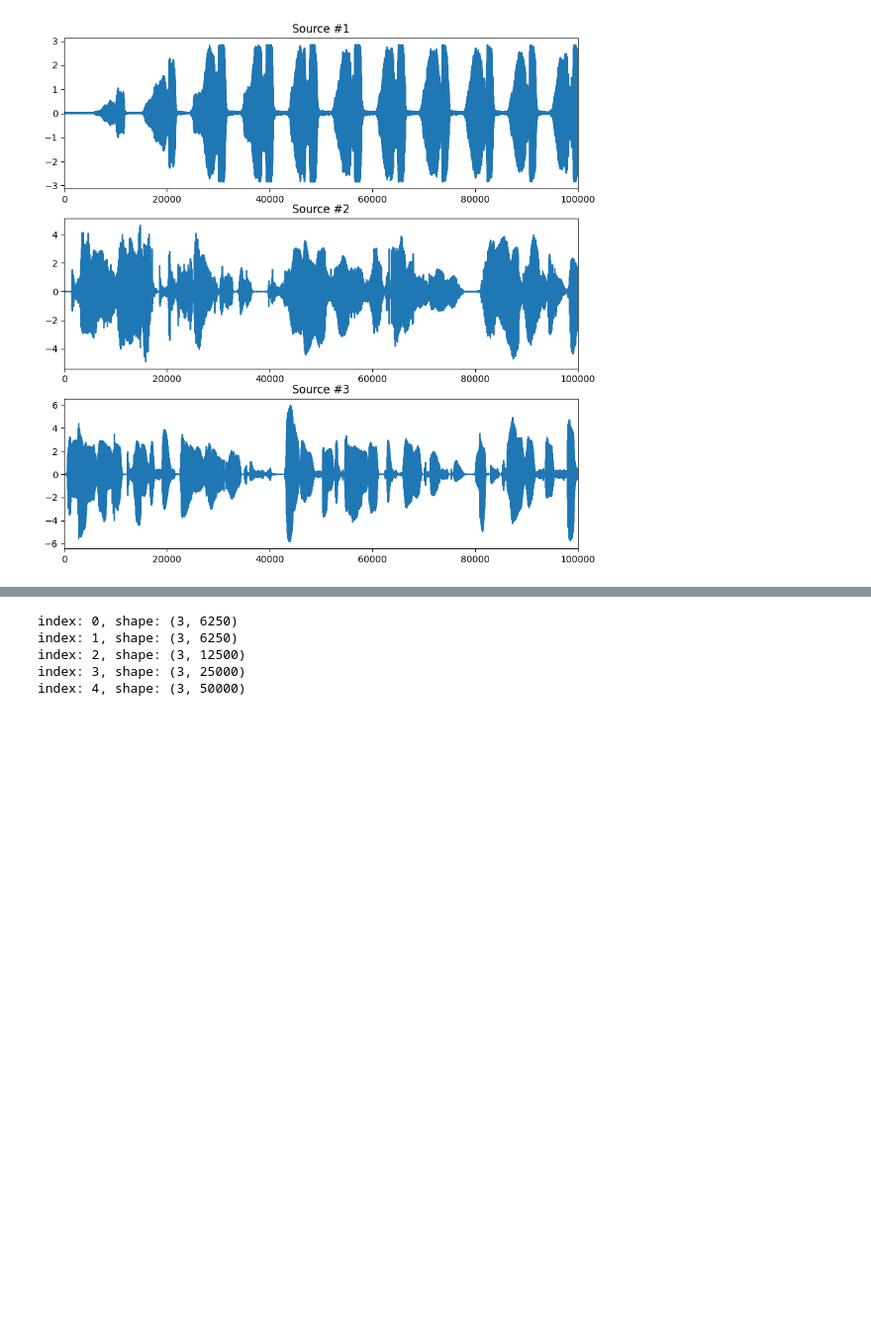
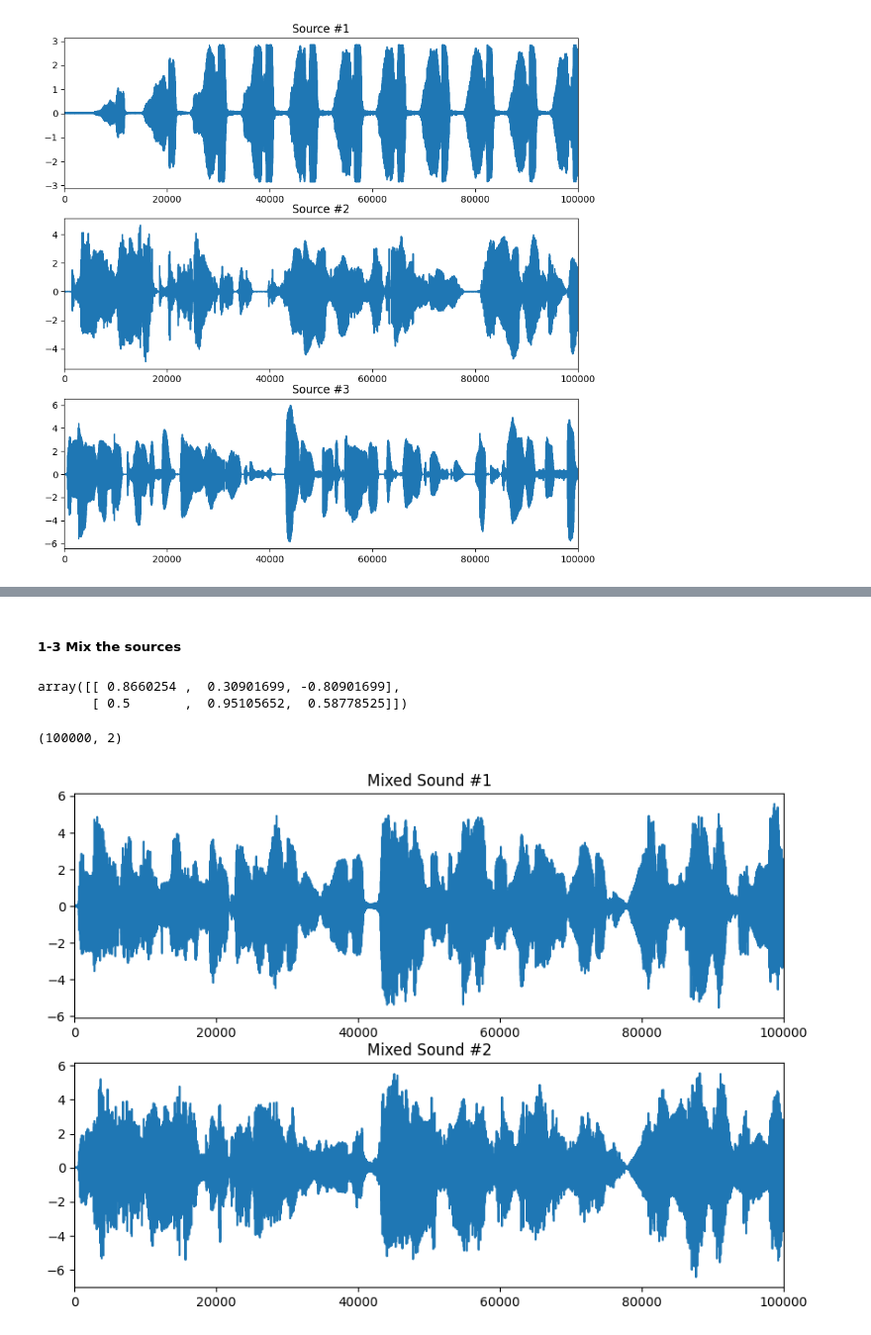
Before and after one commit to danielchoi1115/comp-coursework, a Jupyter notebook: MATH4992/blind source separation.ipynb, the cells around one changed output, grey strips where cells are left out. Shown: that part at 99% size. Cells and saved outputs as stored; diff of their text form; code cells hidden in the pictures; blank space fills up the shorter version.

```diff
--- a/MATH4992/blind source separation.ipynb
+++ b/MATH4992/blind source separation.ipynb
@@ -181,39 +45,29 @@ np.transpose(M1).shape
-# %%
-res = []
-for i, (a, b) in enumerate(zip(coef_a, coef_b)):
-
-    coef = np.zeros([len(a), 2])
-    coef[:,0] = a
-    coef[:,1] = b
-
-    ans = np.dot(np.transpose(M1),np.transpose(coef))
-    res.append(ans)
-    print(f"index: {i}, shape: {ans.shape}")
-# %% [output]
-index: 0, shape: (3, 6250)
-index: 1, shape: (3, 6250)
-index: 2, shape: (3, 12500)
-index: 3, shape: (3, 25000)
-index: 4, shape: (3, 50000)
-# %%
-results = []
-for r in res:
-    new_r = np.zeros(r.shape)
-    new_r[:] = r
-    argm = np.argmax(abs(r), axis=0)
-
-    for col, v in enumerate(argm):
-        for row in range(3):
-            mult = 1 if row == v else 0
-            new_r[row][col] *= mult
-
-    new_r[abs(new_r) < 0.05] = 0
-
-    results.append(new_r)
-for i in range(3):
-    idwt_coef = []
-    for r in results:
-        idwt_coef.append(r[i])
-    idwt_coef
-    restored = pywt.waverec(idwt_coef, wavelet=wavelet, mode=mode)
-    wavfile.write(f'restored{i}_lvl_{wt_level}.wav', 15000, restored)
+# %% [markdown]
+##### 1-3 Mix the sources
+# %%
+# Compute a 2x3 mixing matrix
+theta = np.array([1/6, 0.4, 0.8])*np.pi
+M = np.vstack((np.cos(theta), np.sin(theta)))
+
+# M is our ground truth mixing matrix
+M
+# %% [output]
+array([[ 0.8660254 ,  0.30901699, -0.80901699],
+       [ 0.5       ,  0.95105652,  0.58778525]])
+# %%
+# Mix the sources!
+y = np.dot(x, np.transpose(M))
+y.shape
+# %% [output]
+(100000, 2)
+# %%
+# Mixed sounds
+plt.figure(figsize = (10,7))
+
+for i in range(num_rec):
+    plt.subplot(num_rec, 1, i+1)
+    plt.plot(y[:, i])
+    plt.xlim(0,n)
+    plt.title("Mixed Sound #%i" %(i+1))
+# %% [output]
+[figure, added]
```
Also changed, not shown: parts of 44 cells of this notebook.
